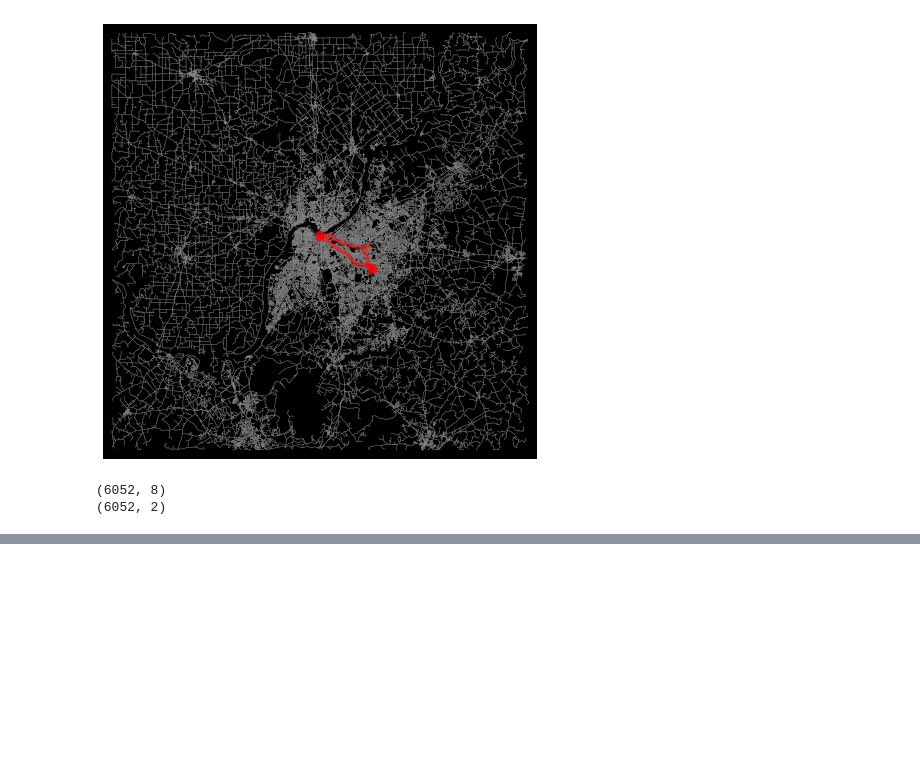
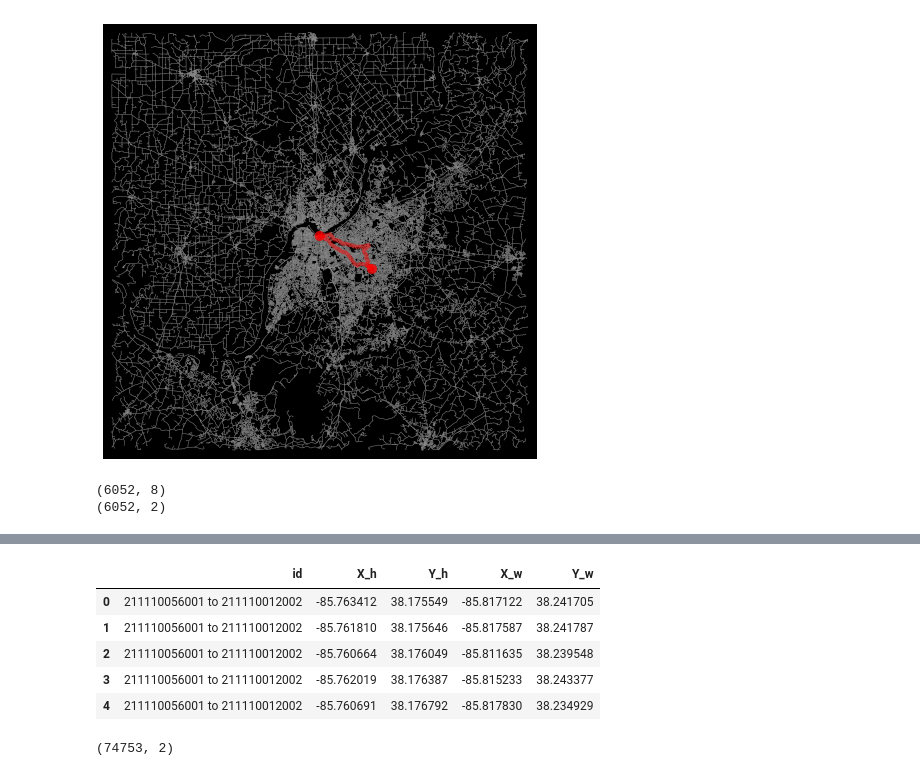
Before and after one commit to asrenninger/jams, a Jupyter notebook: python/osmnx.ipynb, the cells around one changed output, grey strips where cells are left out. Cells and saved outputs as stored; diff of their text form; code cells hidden in the pictures; blank space fills up the shorter version.

```diff
--- a/python/osmnx.ipynb
+++ b/python/osmnx.ipynb
@@ -151,0 +194,11 @@ final.to_file("imputed.shp")
+# %%
+data = pd.read_csv("https://raw.githubusercontent.com/asrenninger/jams/master/data/dots.csv")
+
+data.head()
+# %% [output]
+|  | id | X_h | Y_h | X_w | Y_w |
+| 0 | 211110056001 to 211110012002 | -85.763412 | 38.175549 | -85.817122 | 38.241705 |
+| 1 | 211110056001 to 211110012002 | -85.761810 | 38.175646 | -85.817587 | 38.241787 |
+| 2 | 211110056001 to 211110012002 | -85.760664 | 38.176049 | -85.811635 | 38.239548 |
+| 3 | 211110056001 to 211110012002 | -85.762019 | 38.176387 | -85.815233 | 38.243377 |
+| 4 | 211110056001 to 211110012002 | -85.760691 | 38.176792 | -85.817830 | 38.234929 |
@@ -151,0 +241,4 @@ final.to_file("imputed.shp")
+# %%
+print(geo.shape)
+# %% [output]
+(74753, 2)
```
Also changed, not shown: parts of 19 cells of this notebook.
